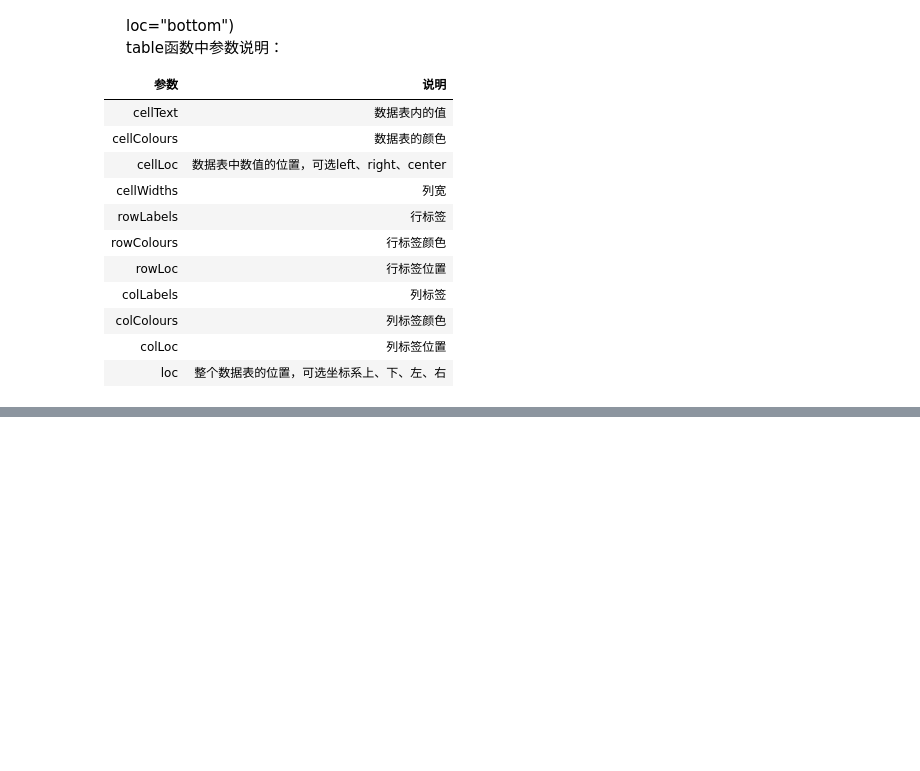
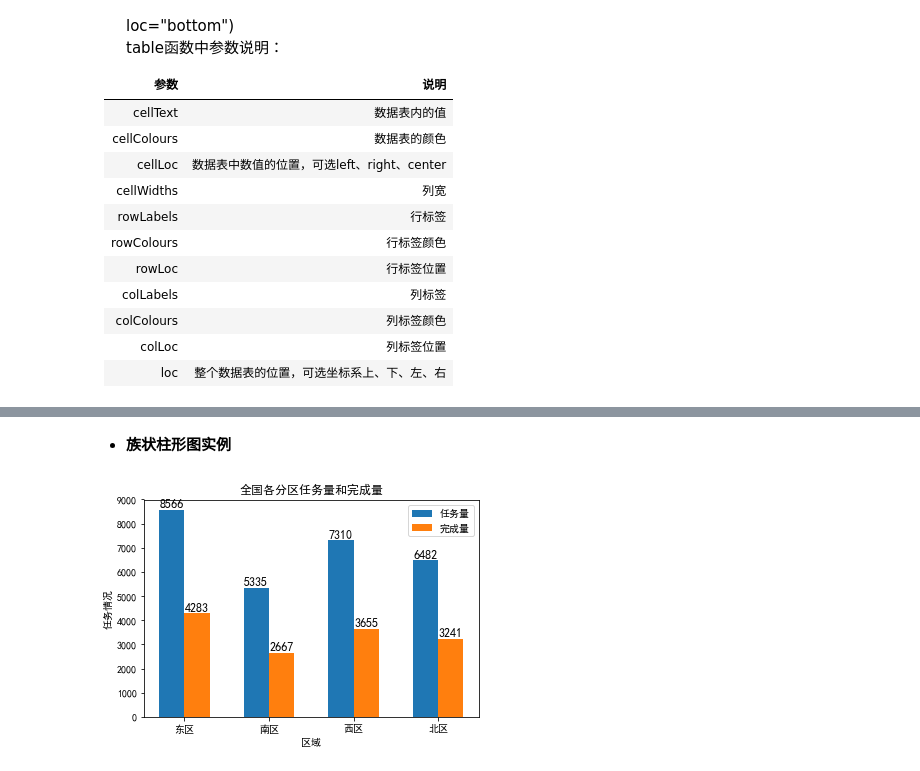
Before and after one commit to xmaniu/Excel-Python, a Jupyter notebook: Code/Chapter13.ipynb, the cells around one changed output, grey strips where cells are left out. Drawn from its saved outputs; the diff is of its cells as text; code cells hidden in the pictures; blank space fills up the shorter version.

```diff
--- a/Code/Chapter13.ipynb
+++ b/Code/Chapter13.ipynb
@@ -446,0 +537,43 @@ TypeError: ufunc 'add' did not contain a loop with signature matching types dtyp
+# %% [markdown]
+- **族状柱形图实例**
+# %%
+#建立一个坐标系
+plt.subplot(1,1,1)
+
+#指明x和y的值
+x = np.array([1,2,3,4])
+y1 = np.array([8566,5335,7310,6482])
+y2 = np.array([4283,2667,3655,3241])
+
+#绘图,width=0.3设置柱形图的宽度为0.3
+plt.bar(x,y1,width=0.3,label="任务量")
+#x+0.3相当于把完成量的每个柱子右移0.3
+plt.bar(x+0.3,y2,width=0.3,label="完成量")
+
+#设置标题
+plt.title("全国各分区任务量和完成量",loc="center")
+
+#添加标签数据
+for a,b in zip(x,y1):
+    plt.text(a,b,b,ha="center",va="bottom",fontsize =12)
+
+for a,b in zip(x+0.3,y2):
+    plt.text(a,b,b,ha="center",va="bottom",fontsize=12)
+
+#设置x和y轴的名称
+plt.xlabel("区域")
+plt.ylabel("任务情况")
+
+#设置x轴的刻度
+plt.xticks(x+0.15,["东区","南区","西区","北区"])
+
+#设置网格线
+plt.grid(False)
+
+#图例设置
+plt.legend()
+
+#b保存图片
+plt.savefig("C:/Users/Administrator/Desktop/bars.png")
+# %% [output]
+[figure, added]
```
Also changed, not shown: parts of 28 cells of this notebook.
